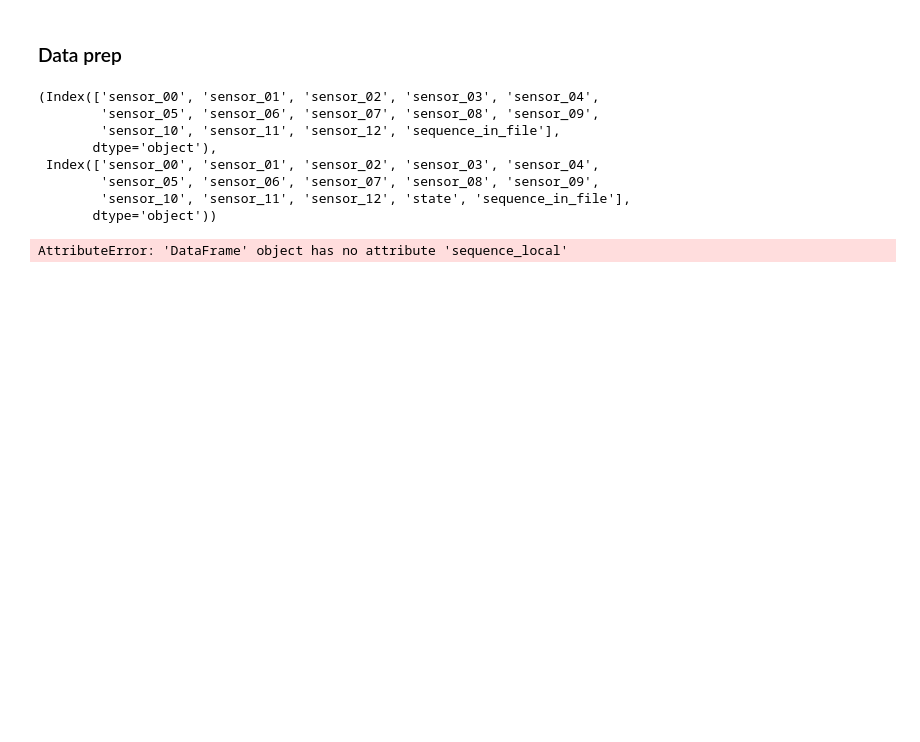
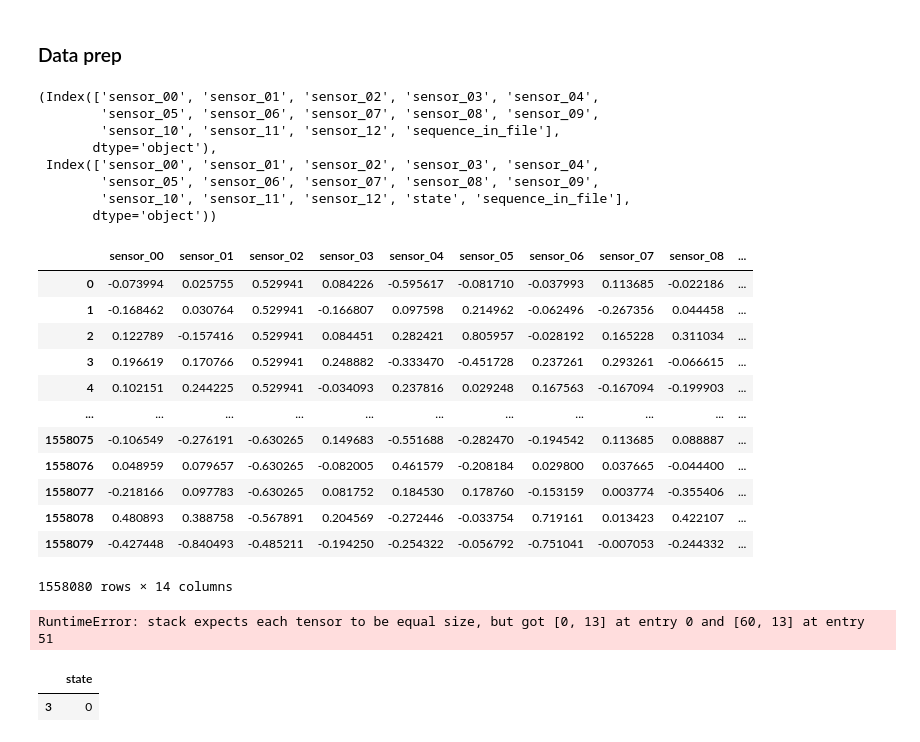
Before and after one commit to rjodriscoll/tabular-playground-series-apr-2022, a Jupyter notebook: Notebooks/LSTM.ipynb, the cells around one changed output. Drawn from its saved outputs; the diff is of its cells as text; code cells hidden in the pictures; blank space fills up the shorter version.

```diff
--- a/Notebooks/LSTM.ipynb
+++ b/Notebooks/LSTM.ipynb
@@ -106,10 +106,6 @@ X_train[col_names] = s.fit_transform(X_train[col_names])
 y_train = train[["state"]]
 X_test = test.copy()
 X_test[col_names] = s.transform(X_test[col_names])
-
-# as df
-X_train = pd.DataFrame(X_train, columns=col_names)
-X_test = pd.DataFrame(X_test, columns=col_names)
 # %%
 class DatasetGenerator(Dataset):
     """inherit from the dataset class, pytorch needs len and get item wh"""
@@ -173,6 +169,22 @@ class LSTM(nn.Module):
         out = self.LSTM0(x)[0].flatten(start_dim = 1)
         out = self.logits(out)
         return out
+# %%
+X_train
+# %% [output]
+|  | sensor_00 | sensor_01 | sensor_02 | sensor_03 | sensor_04 | sensor_05 | sensor_06 | sensor_07 | sensor_08 | ... |
+| 0 | -0.073994 | 0.025755 | 0.529941 | 0.084226 | -0.595617 | -0.081710 | -0.037993 | 0.113685 | -0.022186 | ... |
+| 1 | -0.168462 | 0.030764 | 0.529941 | -0.166807 | 0.097598 | 0.214962 | -0.062496 | -0.267356 | 0.044458 | ... |
+| 2 | 0.122789 | -0.157416 | 0.529941 | 0.084451 | 0.282421 | 0.805957 | -0.028192 | 0.165228 | 0.311034 | ... |
+| 3 | 0.196619 | 0.170766 | 0.529941 | 0.248882 | -0.333470 | -0.451728 | 0.237261 | 0.293261 | -0.066615 | ... |
+| 4 | 0.102151 | 0.244225 | 0.529941 | -0.034093 | 0.237816 | 0.029248 | 0.167563 | -0.167094 | -0.199903 | ... |
+| ... | ... | ... | ... | ... | ... | ... | ... | ... | ... | ... |
+| 1558075 | -0.106549 | -0.276191 | -0.630265 | 0.149683 | -0.551688 | -0.282470 | -0.194542 | 0.113685 | 0.088887 | ... |
+| 1558076 | 0.048959 | 0.079657 | -0.630265 | -0.082005 | 0.461579 | -0.208184 | 0.029800 | 0.037665 | -0.044400 | ... |
+| 1558077 | -0.218166 | 0.097783 | -0.630265 | 0.081752 | 0.184530 | 0.178760 | -0.153159 | 0.003774 | -0.355406 | ... |
+| 1558078 | 0.480893 | 0.388758 | -0.567891 | 0.204569 | -0.272446 | -0.033754 | 0.719161 | 0.013423 | 0.422107 | ... |
+| 1558079 | -0.427448 | -0.840493 | -0.485211 | -0.194250 | -0.254322 | -0.056792 | -0.751041 | -0.007053 | -0.244332 | ... |
+1558080 rows × 14 columns
 # %%
 train_dls = DatasetGenerator(X_train, y_train)
 test_dls = DatasetGenerator(X_test)
@@ -197,8 +207,9 @@ for e in range(EPOCHS):
         loss = loss_func(preds, y)
         loss_store.append(loss.item())
         loss.backward() # backprop
+        optimizer.step()
 # %% [output]
-AttributeError: 'DataFrame' object has no attribute 'sequence_local'
+RuntimeError: stack expects each tensor to be equal size, but got [0, 13] at entry 0 and [60, 13] at entry 51
 # %%
 def train(epochs, model, optimizer, criterion, scheduler, trainiter, validiter):
 
@@ -207,3 +218,8 @@ def train(epochs, model, optimizer, criterion, scheduler, trainiter, validiter):
         valid_loss = 0.0
         model.train()
     pass
+# %%
+y_train[y_train.index == 3]
+# %% [output]
+|  | state |
+| 3 | 0 |
```
Also changed, not shown: parts of 4 cells of this notebook.
